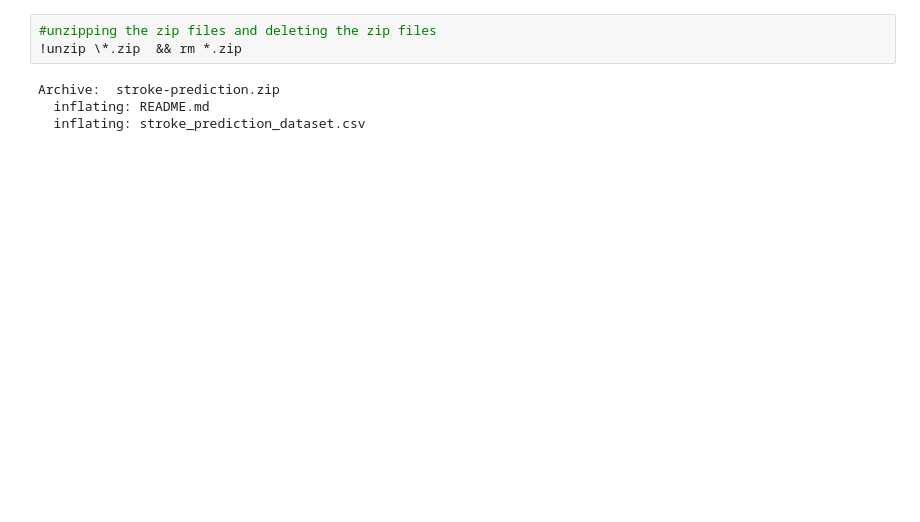
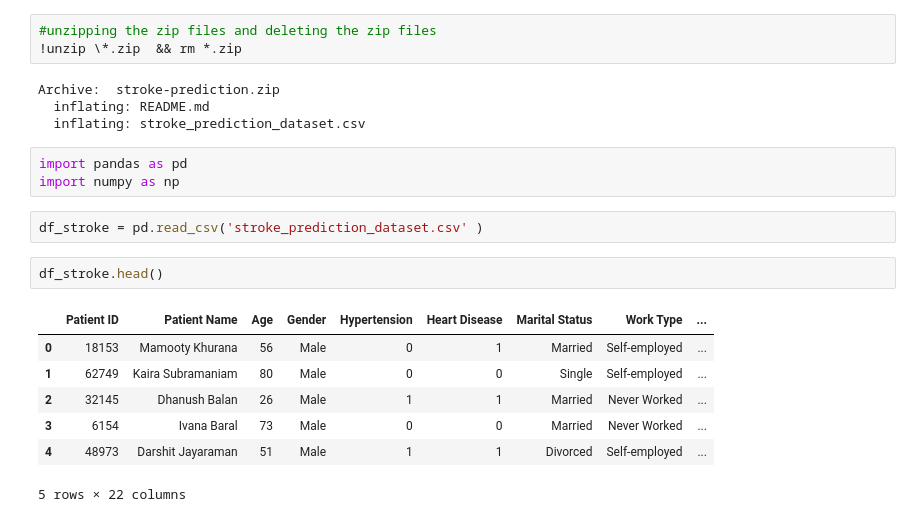
Before and after one commit to avivleemann/colab-kaggle, a Jupyter notebook: Stroke_Prediction_DATA.ipynb, the cells around one changed output. Cells and saved outputs as stored; diff of their text form; blank space fills up the shorter version.

```diff
--- a/Stroke_Prediction_DATA.ipynb
+++ b/Stroke_Prediction_DATA.ipynb
@@ -27,3 +30,18 @@ kaggle.json  stroke-prediction.zip
 Archive:  stroke-prediction.zip
   inflating: README.md
   inflating: stroke_prediction_dataset.csv
+# %%
+import pandas as pd
+import numpy as np
+# %%
+df_stroke = pd.read_csv('stroke_prediction_dataset.csv' )
+# %%
+df_stroke.head()
+# %% [output]
+|  | Patient ID | Patient Name | Age | Gender | Hypertension | Heart Disease | Marital Status | Work Type | ... |
+| 0 | 18153 | Mamooty Khurana | 56 | Male | 0 | 1 | Married | Self-employed | ... |
+| 1 | 62749 | Kaira Subramaniam | 80 | Male | 0 | 0 | Single | Self-employed | ... |
+| 2 | 32145 | Dhanush Balan | 26 | Male | 1 | 1 | Married | Never Worked | ... |
+| 3 | 6154 | Ivana Baral | 73 | Male | 0 | 0 | Married | Never Worked | ... |
+| 4 | 48973 | Darshit Jayaraman | 51 | Male | 1 | 1 | Divorced | Self-employed | ... |
+5 rows × 22 columns
```
Also changed, not shown: parts of 6 cells of this notebook.
